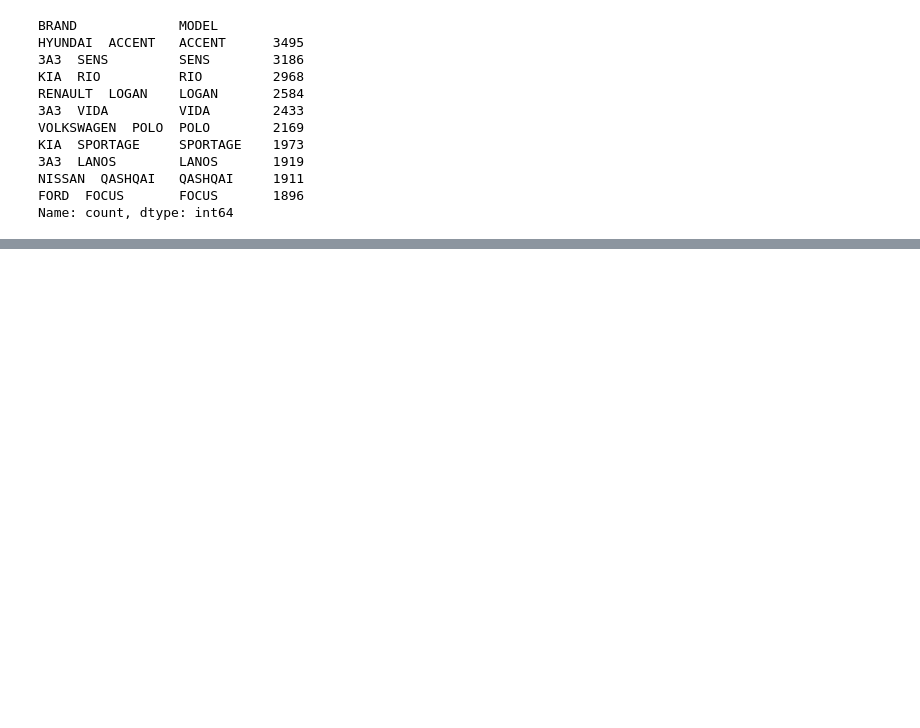
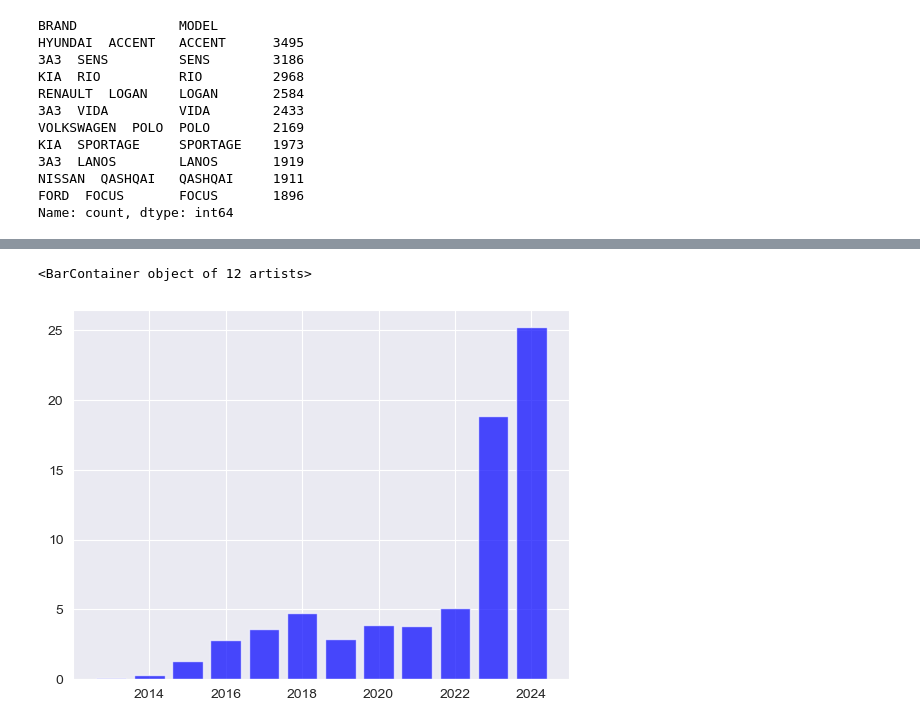
Before and after one commit to doomer2004/CarsInUkraine, a Jupyter notebook: CarsInUkraine/sample.ipynb, the cells around one changed output, grey strips where cells are left out. Drawn from its saved outputs; the diff is of its cells as text; code cells hidden in the pictures; blank space fills up the shorter version.

```diff
--- a/CarsInUkraine/sample.ipynb
+++ b/CarsInUkraine/sample.ipynb
@@ -426,0 +528,9 @@ frsts.loc[:,'brand_only'] = frsts['BRAND'].apply(lambda x: x.split()[0])
+# %%
+fuel_by_year = frsts.groupby(['YEAR', 'FUEL']).size().reset_index(name='Count')
+
+pivoted_fuel_by_year = fuel_by_year.pivot(index='FUEL', columns='YEAR', values='Count')
+
+pivoted_fuel_by_year['electro'] = pivoted_fuel_by_year.index.str.contains('ЕЛЕКТРО')
+electro = pivoted_fuel_by_year.groupby('electro').sum()
+electro = electro.T
+electro
@@ -426,0 +552,8 @@ frsts.loc[:,'brand_only'] = frsts['BRAND'].apply(lambda x: x.split()[0])
+# %%
+
+electro['year_total'] = electro[True] + electro[False]
+electro['share_true'] = electro[True] / electro['year_total']
+plt.bar(electro.index, electro['share_true'] * 100, color='blue', alpha=0.7)
+# %% [output]
+<BarContainer object of 12 artists>
+[figure, added]
```
Also changed, not shown: parts of 28 cells of this notebook.
